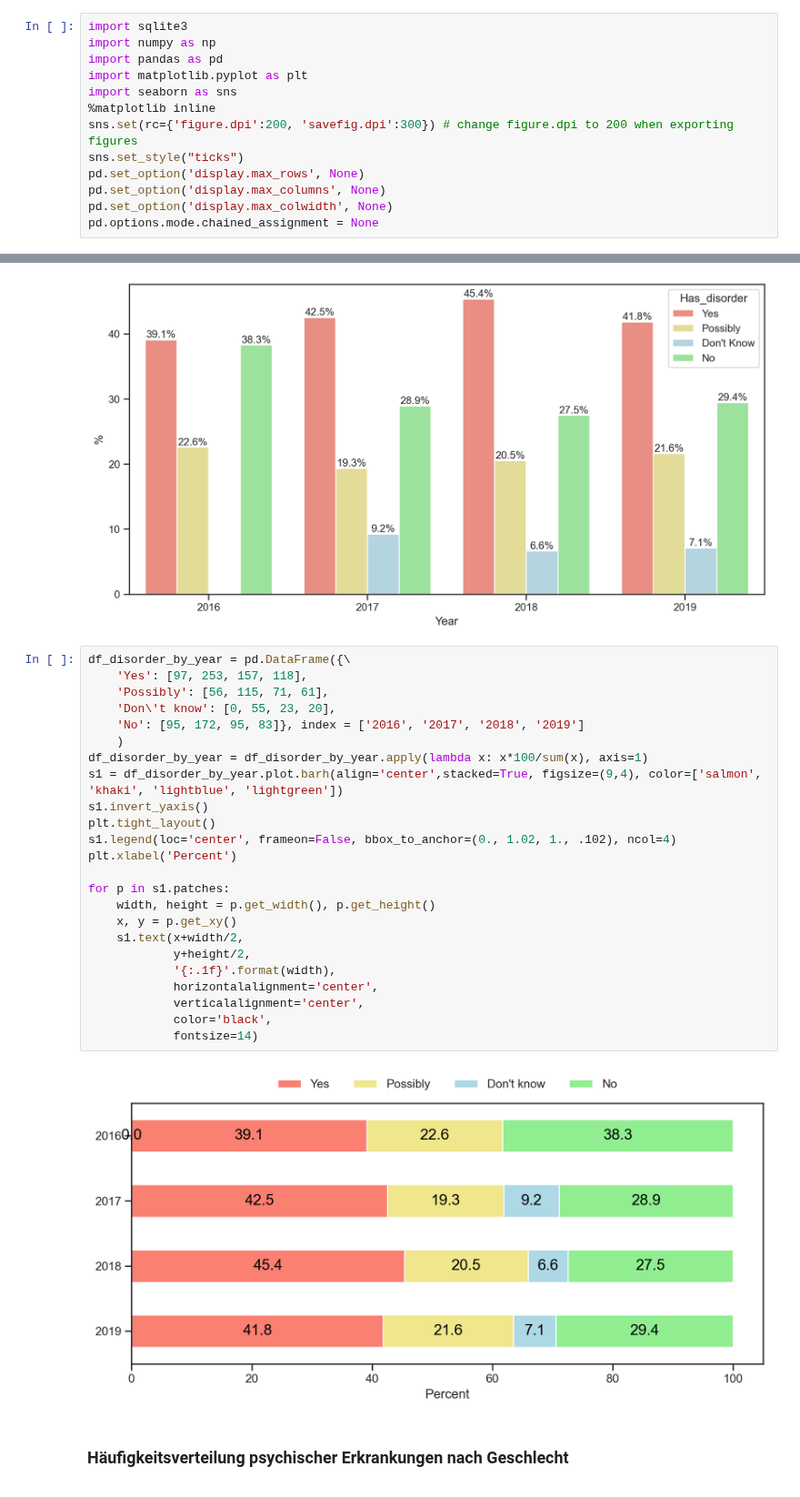
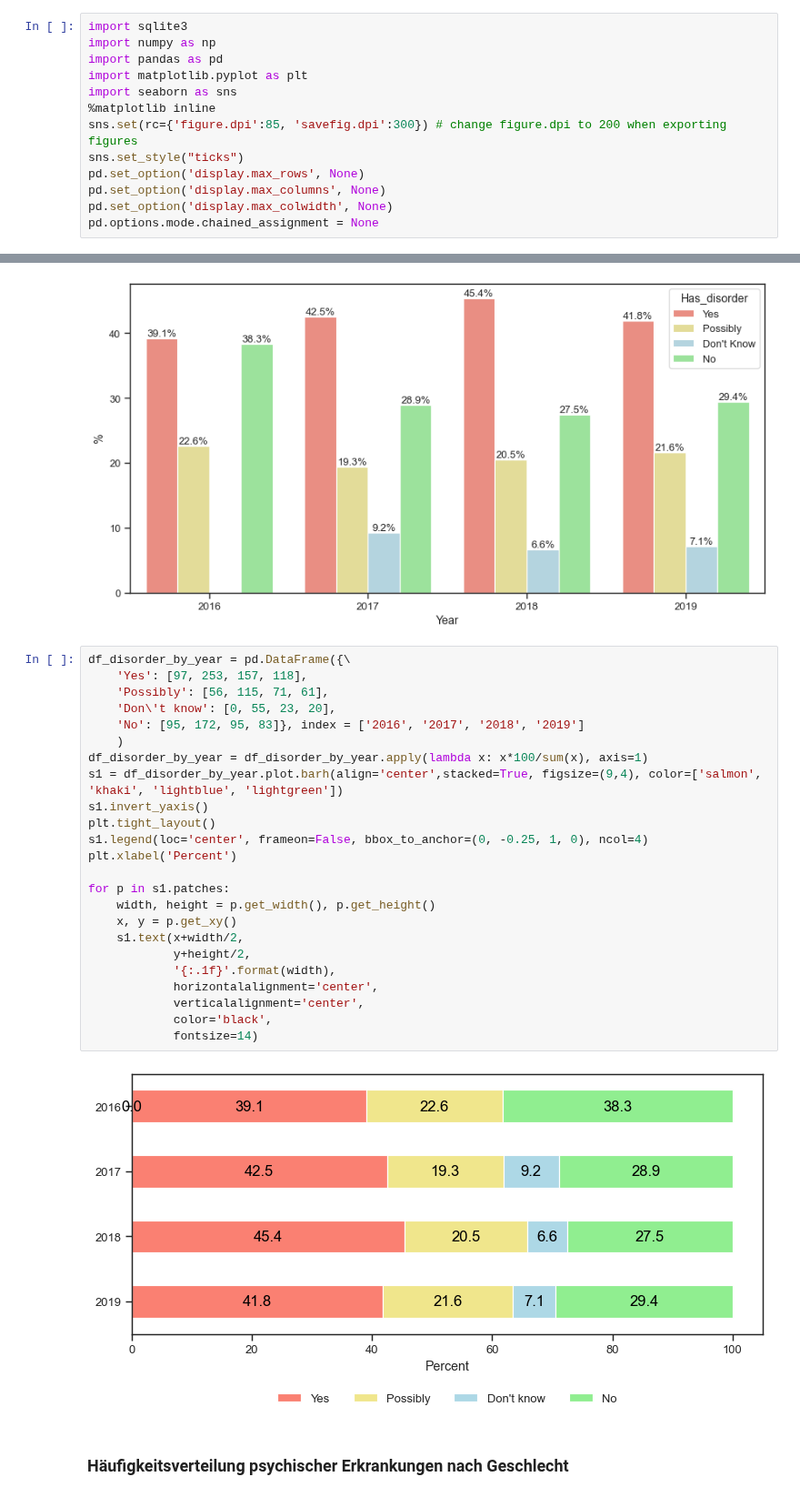
Before and after one commit to Selorikas/mental-health, a Jupyter notebook: mental-health.ipynb, the cells around one changed output, grey strips where cells are left out. Shown at 91% size. Drawn from its saved outputs; the diff is of its cells as text.

Commit message:
Adjust bbox positions

```diff
--- a/mental-health.ipynb
+++ b/mental-health.ipynb
@@ -13,7 +13,7 @@ import pandas as pd
 import matplotlib.pyplot as plt
 import seaborn as sns
 %matplotlib inline
-sns.set(rc={'figure.dpi':200, 'savefig.dpi':300}) # change figure.dpi to 200 when exporting figures
+sns.set(rc={'figure.dpi':85, 'savefig.dpi':300}) # change figure.dpi to 200 when exporting figures
 sns.set_style("ticks")
 pd.set_option('display.max_rows', None)
 pd.set_option('display.max_columns', None)
@@ -294,29 +294,29 @@ for container in has_disorder_barplot.containers:
 # %%
 df_disorder_by_year = pd.DataFrame({\
     'Yes': [97, 253, 157, 118],
     'Possibly': [56, 115, 71, 61],
     'Don\'t know': [0, 55, 23, 20],
     'No': [95, 172, 95, 83]}, index = ['2016', '2017', '2018', '2019']
     )
 df_disorder_by_year = df_disorder_by_year.apply(lambda x: x*100/sum(x), axis=1)
 s1 = df_disorder_by_year.plot.barh(align='center',stacked=True, figsize=(9,4), color=['salmon', 'khaki', 'lightblue', 'lightgreen'])
 s1.invert_yaxis()
 plt.tight_layout()
-s1.legend(loc='center', frameon=False, bbox_to_anchor=(0., 1.02, 1., .102), ncol=4)
+s1.legend(loc='center', frameon=False, bbox_to_anchor=(0, -0.25, 1, 0), ncol=4)
 plt.xlabel('Percent')
 
 for p in s1.patches:
     width, height = p.get_width(), p.get_height()
     x, y = p.get_xy()
     s1.text(x+width/2,
             y+height/2,
             '{:.1f}'.format(width),
             horizontalalignment='center',
             verticalalignment='center',
             color='black',
             fontsize=14)
 # %% [output]
-[figure, old version]
+[figure, new version]
 # %% [markdown]
 ### Häufigkeitsverteilung psychischer Erkrankungen nach Geschlecht
 # %%
```
Also changed, not shown: parts of 4 cells of this notebook.
